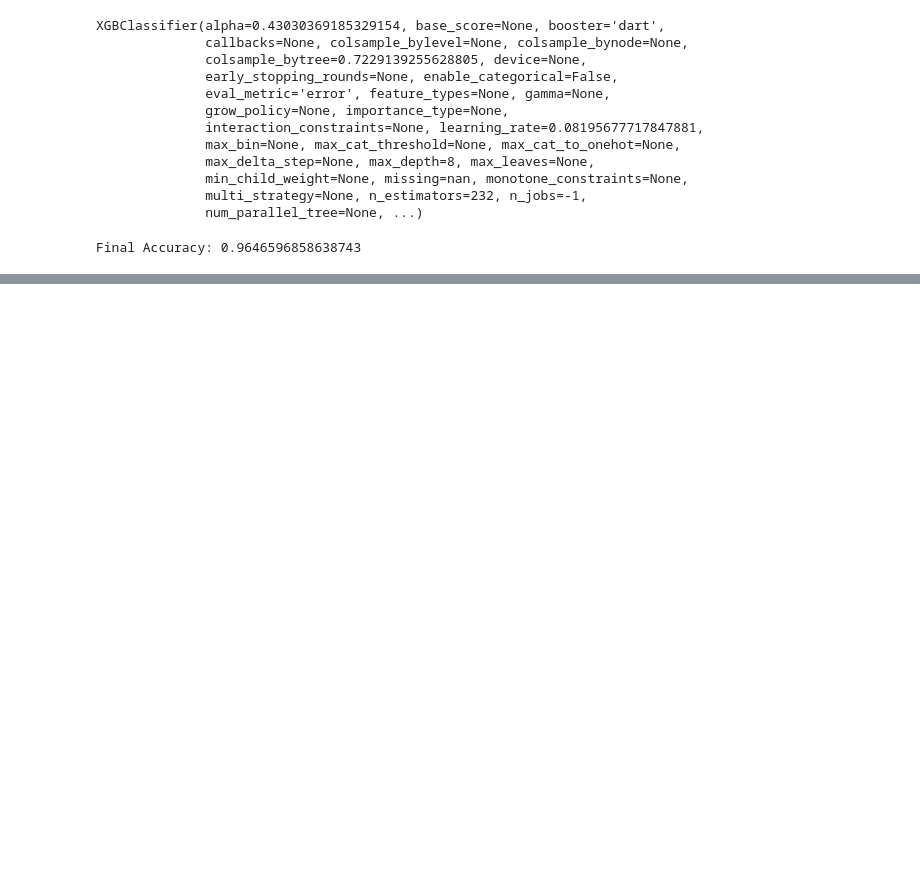
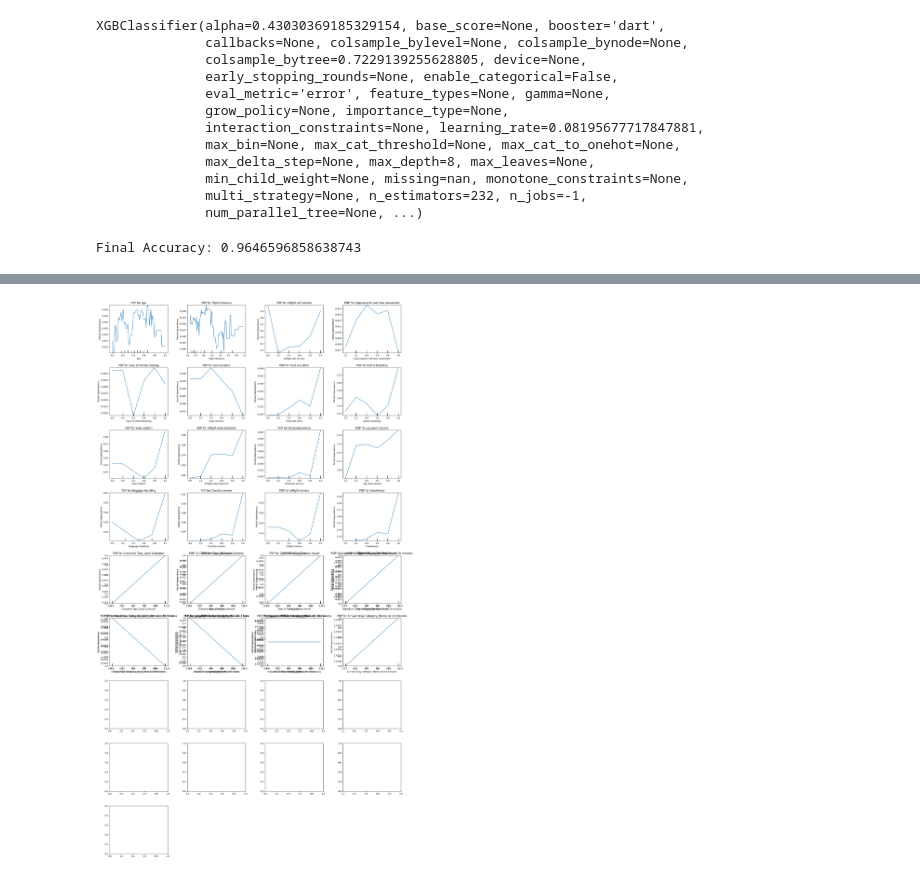
Before and after one commit to lucasacioly/Redes-Neurais, a Jupyter notebook: xgboosting.ipynb, the cells around one changed output, grey strips where cells are left out. Saved outputs shown, nothing was run; the diff lists cells and outputs as text; code cells hidden in the pictures; blank space fills up the shorter version.

```diff
--- a/xgboosting.ipynb
+++ b/xgboosting.ipynb
@@ -463,0 +755,83 @@ Final Accuracy: 0.9646596858638743
+# %%
+import numpy as np
+import pandas as pd
+import matplotlib.pyplot as plt
+from sklearn.inspection import PartialDependenceDisplay
+import xgboost as xgb
+
+# Function to plot PDP for multiple features, with layout of 4 plots per row
+def plot_pdp_grid(model, X_test, features, categorical_groups, num_cols=4, row_height=4):
+    """
+    Plots PDP for numerical and categorical features (grouped for one-hot encoding) with 4 plots per row.
+
+    Args:
+    - model: Trained model (XGBoost)
+    - X_test: Test dataset
+    - features: List of numerical features
+    - categorical_groups: Dictionary where keys are original feature names and values are one-hot encoded columns.
+    - num_cols: Number of columns per row (default: 4)
+    - row_height: Height of each row in inches (default: 4)
+    """
+    # Combine all features into a list for easy looping
+    all_features = features + [col for cols in categorical_groups.values() for col in cols]
+
+    # Calculate the total number of required rows
+    num_rows = int(np.ceil(len(all_features) / num_cols))
+
+    # Increase the vertical size by row_height
+    fig, axes = plt.subplots(num_rows, num_cols, figsize=(num_cols * 5, num_rows * row_height))
+    axes = axes.flatten()  # Flatten the axes array for easy indexing
+
+    # Plot PDPs for each numerical feature
+    for i, feature in enumerate(features):
+        PartialDependenceDisplay.from_estimator(model, X_test, [feature], ax=axes[i])
+        axes[i].set_title(f'PDP for {feature}')
+
+    # Now, plot PDPs for the categorical features (one-hot encoded)
+    for j, (feature, columns) in enumerate(categorical_groups.items(), start=len(features)):
+        for col in columns:
+            # Create a new axis for each categorical feature's PDP
+            new_ax = fig.add_subplot(num_rows, num_cols, j + 1)
+            PartialDependenceDisplay.from_estimator(model, X_test, [col], ax=new_ax)
+            new_ax.set_title(f'PDP for {col}')
+            j += 1  # Increment the index for the next plot
+
+    # Remove extra plots if fewer than expected
+    for ax in axes[len(all_features):]:
+        ax.remove()
+
+    # Adjust the layout to improve spacing
+    plt.tight_layout(pad=2.0)  # Increase padding between subplots
+    plt.show()
+
+# Define numerical and categorical features (grouped by one-hot encoding)
+numerical_features = [
+    'Age', 'Flight Distance', 'Inflight wifi service',
+    'Departure/Arrival time convenient', 'Ease of Online booking',
+    'Gate location', 'Food and drink', 'Online boarding',
+    'Seat comfort', 'Inflight entertainment', 'On-board service',
+    'Leg room service', 'Baggage handling', 'Checkin service',
+    'Inflight service', 'Cleanliness'
+]
+
+categorical_feature_groups = {
+    'Customer Type': ['Customer Type_Loyal Customer', 'Customer Type_disloyal Customer'],
+    'Class': ['Class_Business', 'Class_Eco', 'Class_Eco Plus'],
+    'Type of Travel': ['Type of Travel_Business travel', 'Type of Travel_Personal Travel'],
+    'Departure Delay Category': [
+        'Departure Delay Category_10 minutos até 30 minutos',
+        'Departure Delay Category_30 min até 1 hora',
+        'Departure Delay Category_Mais de 1 hora',
+        'Departure Delay Category_Menos de 10 minutos'],
+    'Arrival Delay Category': [
+        'Arrival Delay Category_10 minutos até 30 minutos',
+        'Arrival Delay Category_30 min até 1 hora',
+        'Arrival Delay Category_Mais de 1 hora',
+        'Arrival Delay Category_Menos de 10 minutos'],
+    'Gender': ['Gender_Female', 'Gender_Male']
+}
+
+# Call the function to plot PDPs in grid
+plot_pdp_grid(xgb_clf, X_test, numerical_features, categorical_feature_groups)
+# %% [output]
+[figure, added]
```
Also changed, not shown: parts of 31 cells of this notebook, 6 other files.
